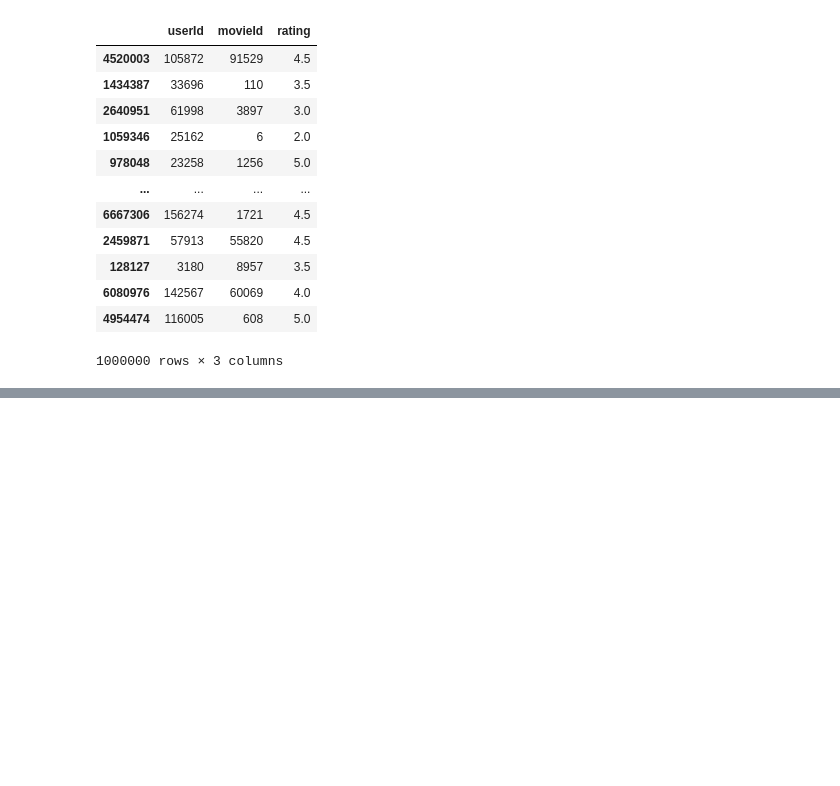
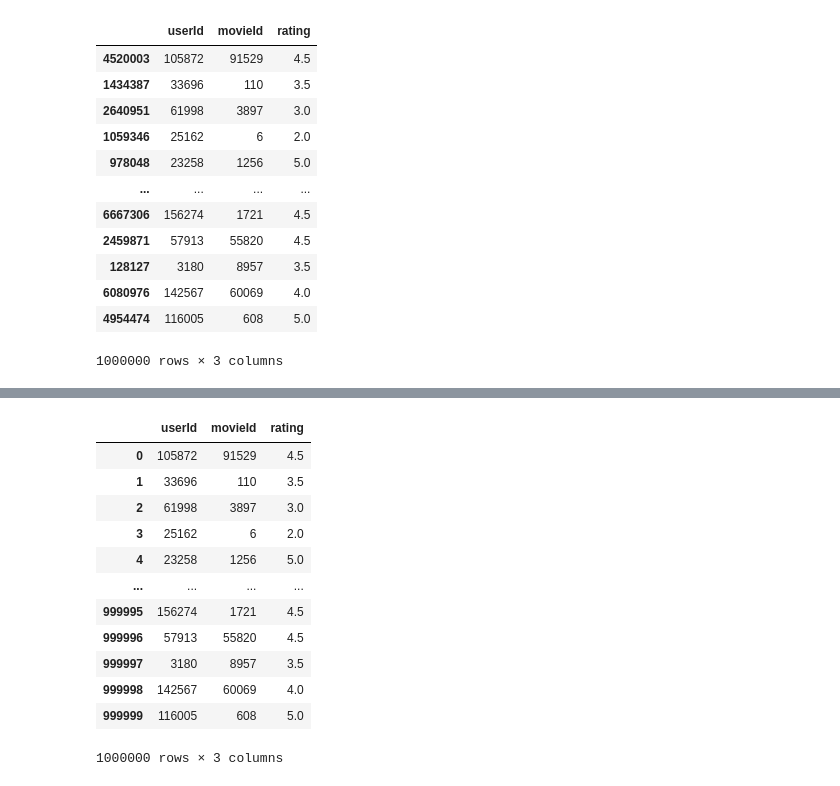
Before and after one commit to submaps/recsys_workshop, a Jupyter notebook: intro.ipynb, the cells around one changed output, grey strips where cells are left out. Drawn from its saved outputs; the diff is of its cells as text; code cells hidden in the pictures; blank space fills up the shorter version.

```diff
--- a/intro.ipynb
+++ b/intro.ipynb
@@ -621,0 +693,16 @@ plot_emb(get_dssm_model_emb(new_ratings.head(), embedding_dim=8, epochs=10), df)
+# %%
+ratings.reset_index(drop=True)
+# %% [output]
+|  | userId | movieId | rating |
+| 0 | 105872 | 91529 | 4.5 |
+| 1 | 33696 | 110 | 3.5 |
+| 2 | 61998 | 3897 | 3.0 |
+| 3 | 25162 | 6 | 2.0 |
+| 4 | 23258 | 1256 | 5.0 |
+| ... | ... | ... | ... |
+| 999995 | 156274 | 1721 | 4.5 |
+| 999996 | 57913 | 55820 | 4.5 |
+| 999997 | 3180 | 8957 | 3.5 |
+| 999998 | 142567 | 60069 | 4.0 |
+| 999999 | 116005 | 608 | 5.0 |
+1000000 rows × 3 columns
```
Also changed, not shown: parts of 10 cells of this notebook.
